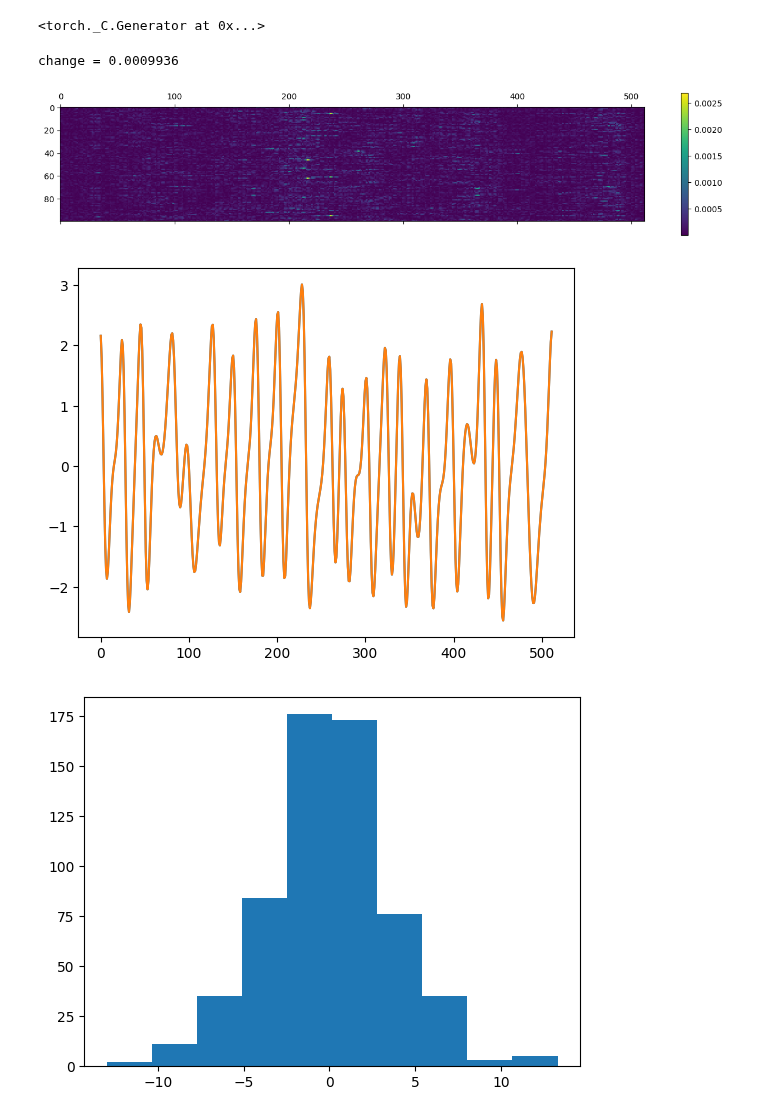
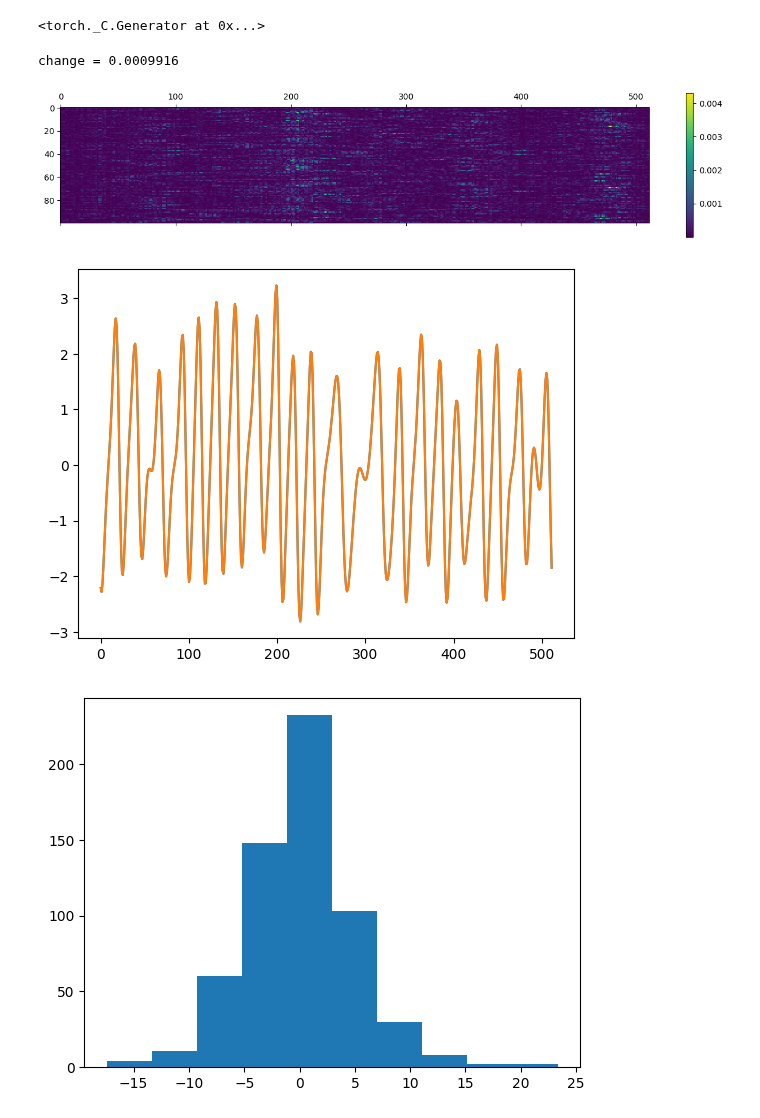
Before and after one commit to graps1/ELM-PDEs, a Jupyter notebook: ks1d/ks1d.ipynb, the cells around one changed output. Drawn from its saved outputs; the diff is of its cells as text; code cells hidden in the pictures.

```diff
--- a/ks1d/ks1d.ipynb
+++ b/ks1d/ks1d.ipynb
@@ -13,41 +13,41 @@ torch.manual_seed(10)
 <torch._C.Generator at 0x...>
 # %%
 D_all = torch.tensor(np.load('ks1d.npy'))
-D_train = D_all[:250,...]
+D_train = D_all[:20,...]
 D_test = D_all[-2000:,...]
 N = D_all.shape[1]
 
 I = torch.randint(D_test.shape[0]-1,(100,))
 X_train = D_train[:-1,:]
 Y_train = D_train[1:,:]
 X_test = D_test[I,:]
 Y_test = D_test[I+1,:]
 errors = []
 
 def cb(k,change,model):
     Y_pred = model(Y_test).detach()
     err = (Y_pred-Y_test).abs().mean()
     errors.append(err)
 
 H = 150
 model = KS1DModelWrapper(ELM1D(7, 4, H))
 model.train(X_train, Y_train, stopping_threshold=1e-3, noise=1e-4, callback=cb)
 
 plt.colorbar(plt.matshow((model(X_test)-Y_test).abs()))
 plt.show()
 
 i = torch.argmax((model(X_test)-Y_test).abs().sum(dim=1))
 plt.plot(Y_test[i,:].flatten())
 plt.plot(model(X_test[i:i+1,:]).flatten())
 plt.show()
 
 plt.hist(model.model.lout.weight.data.view(-1))
 plt.show()
 # %% [output]
-change = 0.0009936
+change = 0.0009916
-[figure, old version]
+[figure, new version]
-[figure, old version]
+[figure, new version]
-[figure, old version]
+[figure, new version]
 # %%
 derrors = [errors[i+1]-errors[i] for i in range(len(errors)-1)]
 plt.plot(derrors)
```
Also changed, not shown: parts of 4 cells of this notebook, 2 other files.
